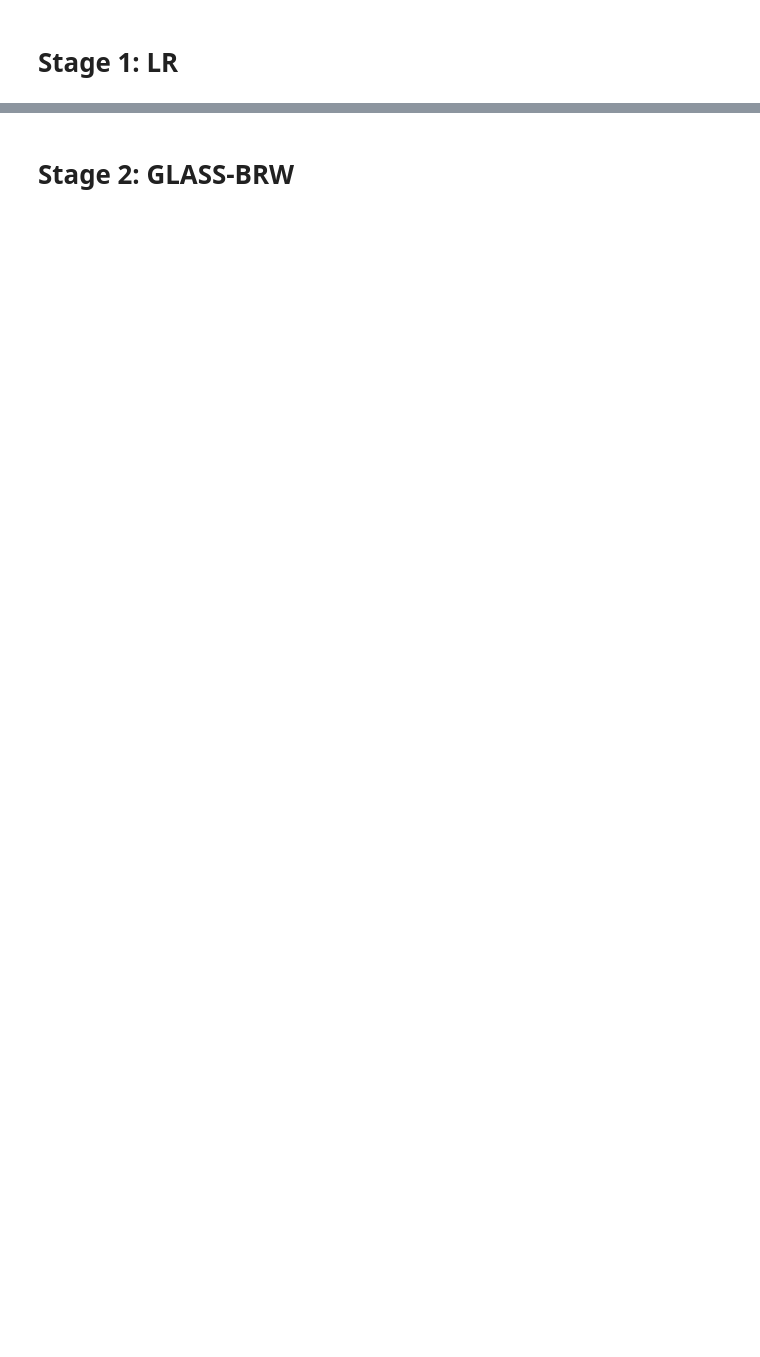
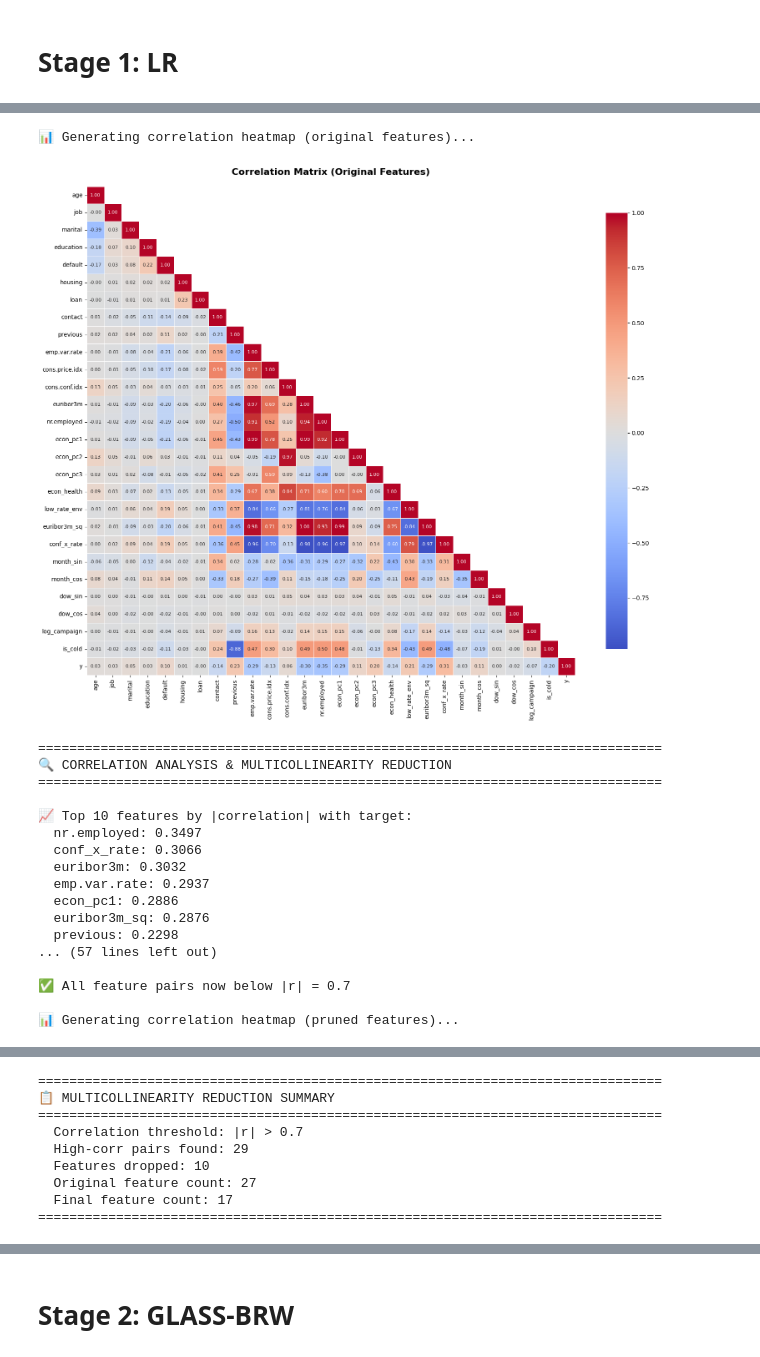
Before and after one commit to HKtrill/ai-business-coach, a Jupyter notebook: prototype/glass_pipeline/glass_cascade .ipynb, the cells around one changed output, grey strips where cells are left out. Drawn from its saved outputs; the diff is of its cells as text; code cells hidden in the pictures; blank space fills up the shorter version.

```diff
--- a/prototype/glass_pipeline/glass_cascade .ipynb
+++ b/prototype/glass_pipeline/glass_cascade .ipynb
@@ -321,0 +128,6 @@ Memory: 3.57 MB
+# %%
+# ============================================================
+# CELL 4: PREPROCESSING
+# ============================================================
+preprocessor = BankPreprocessor(drop_leaky=True)
+df_proc = preprocessor.fit_transform(df)
@@ -389,0 +154,11 @@ Class counts: {0: 36548, 1: 4640}
+# %%
+# ============================================================
+# CELL 5: GLOBAL TRAIN / TEST SPLIT
+# ============================================================
+manager = GlobalSplitManager(test_size=0.20, random_state=42)
+GLOBAL_SPLIT = manager.create_split(df_proc, target_col='y')
+
+X_train = GLOBAL_SPLIT['X_train']
+X_test = GLOBAL_SPLIT['X_test']
+y_train = GLOBAL_SPLIT['y_train']
+y_test = GLOBAL_SPLIT['y_test']
@@ -1817,0 +183,8 @@ log_campaign    -0.076625  0.076625
+# %%
+
+# ============================================================
+# CELL 6: FEATURE ENGINEERING
+# ============================================================
+X_train_eng, X_test_eng, engineer = engineer_features(
+    X_train, X_test, n_pca_components=3
+)
@@ -1817,0 +235,29 @@ log_campaign    -0.076625  0.076625
+# %%
+# ============================================================
+# CELL 8: CORRELATION ANALYSIS & PRUNING
+# ============================================================
+X_train_pruned, X_test_pruned, analyzer = analyze_and_prune_features(
+    X_train_eng, X_test_eng, y_train,
+    threshold=0.7,
+    plot=True
+)
+# %% [output]
+📊 Generating correlation heatmap (original features)...
+[figure, added]
+================================================================================
+🔍 CORRELATION ANALYSIS & MULTICOLLINEARITY REDUCTION
+================================================================================
+
+📈 Top 10 features by |correlation| with target:
+  nr.employed: 0.3497
+  conf_x_rate: 0.3066
+  euribor3m: 0.3032
+  emp.var.rate: 0.2937
+  econ_pc1: 0.2886
+  euribor3m_sq: 0.2876
+  previous: 0.2298
+... (57 lines left out)
+
+✅ All feature pairs now below |r| = 0.7
+
+📊 Generating correlation heatmap (pruned features)...
@@ -1817,0 +265,9 @@ log_campaign    -0.076625  0.076625
+================================================================================
+📋 MULTICOLLINEARITY REDUCTION SUMMARY
+================================================================================
+  Correlation threshold: |r| > 0.7
+  High-corr pairs found: 29
+  Features dropped: 10
+  Original feature count: 27
+  Final feature count: 17
+================================================================================
```
Also changed, not shown: parts of 44 cells of this notebook.
